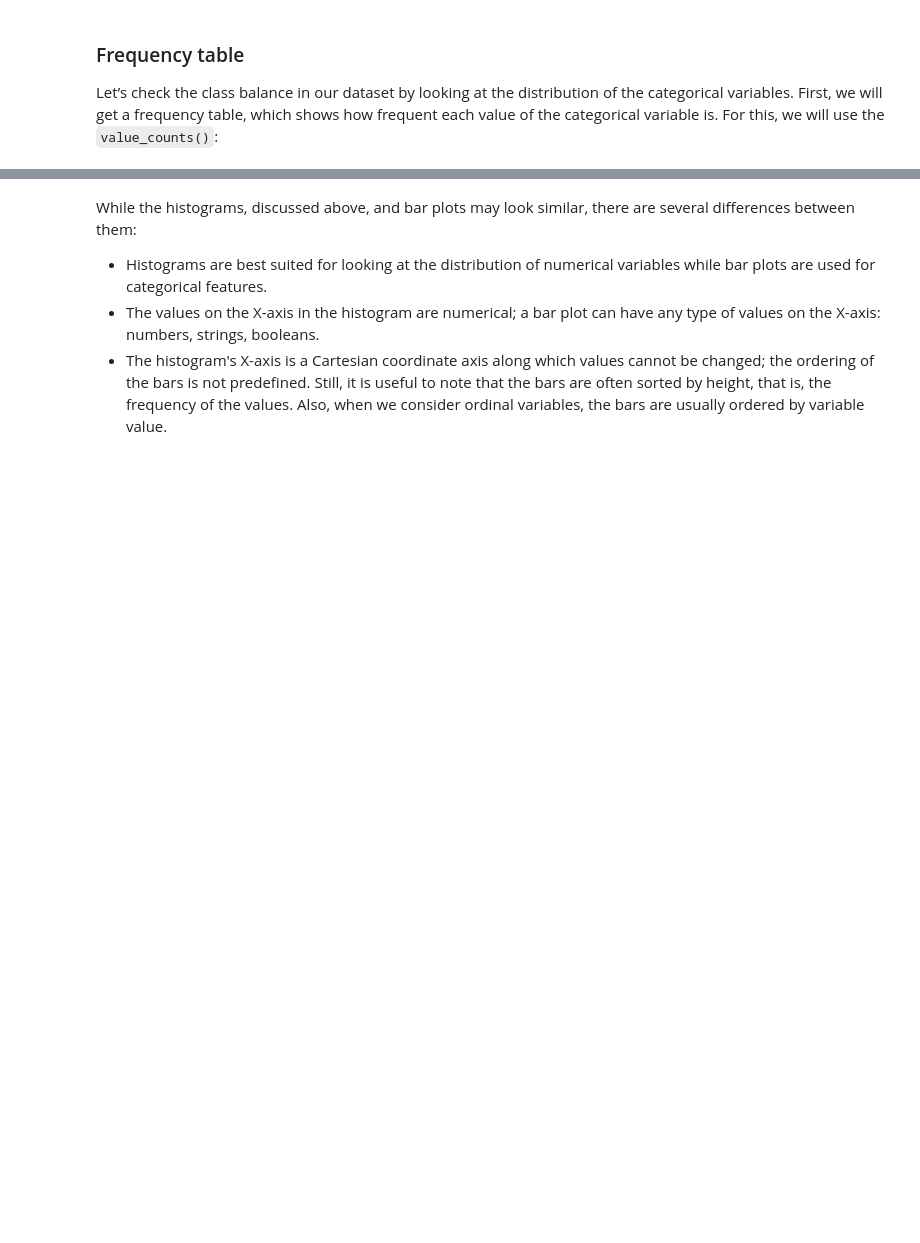
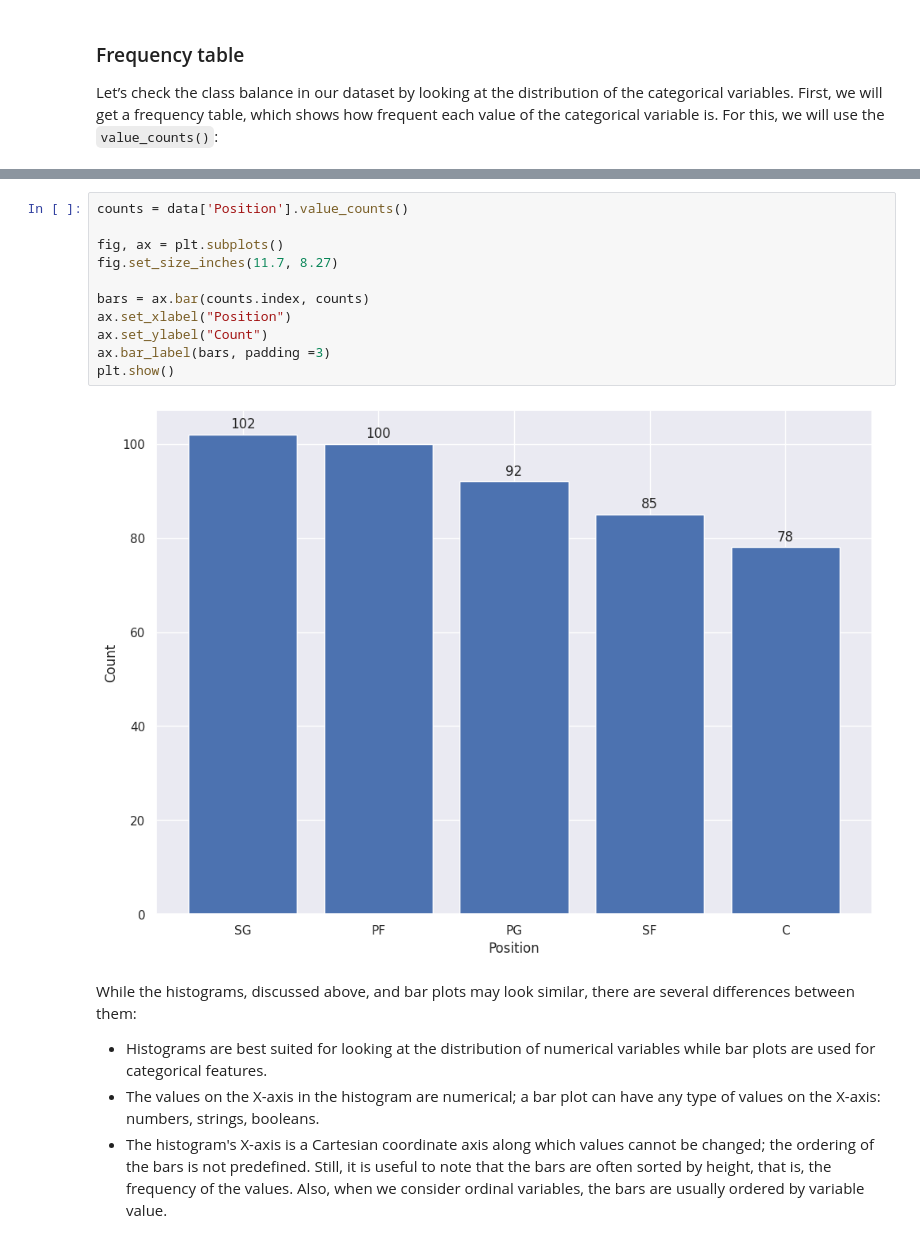
Before and after one commit to JKijonoka/Bootcamp_public, a Jupyter notebook: Day1/Day1 - Data foundations tutorial.ipynb, the cells around one changed output, grey strips where cells are left out. Saved outputs shown, nothing was run; the diff lists cells and outputs as text; blank space fills up the shorter version.

```diff
--- a/Day1/Day1 - Data foundations tutorial.ipynb
+++ b/Day1/Day1 - Data foundations tutorial.ipynb
@@ -1069,3 +1127,16 @@ plt.show()
+# %%
+counts = data['Position'].value_counts()
+
+fig, ax = plt.subplots()
+fig.set_size_inches(11.7, 8.27)
+
+bars = ax.bar(counts.index, counts)
+ax.set_xlabel("Position")
+ax.set_ylabel("Count")
+ax.bar_label(bars, padding =3)
+plt.show()
+# %% [output]
+[figure, added]
 # %% [markdown]
 While the histograms, discussed above, and bar plots may look similar, there are several differences between them:
 - Histograms are best suited for looking at the distribution of numerical variables while bar plots are used for categorical features.
```
Also changed, not shown: parts of 26 cells of this notebook.
